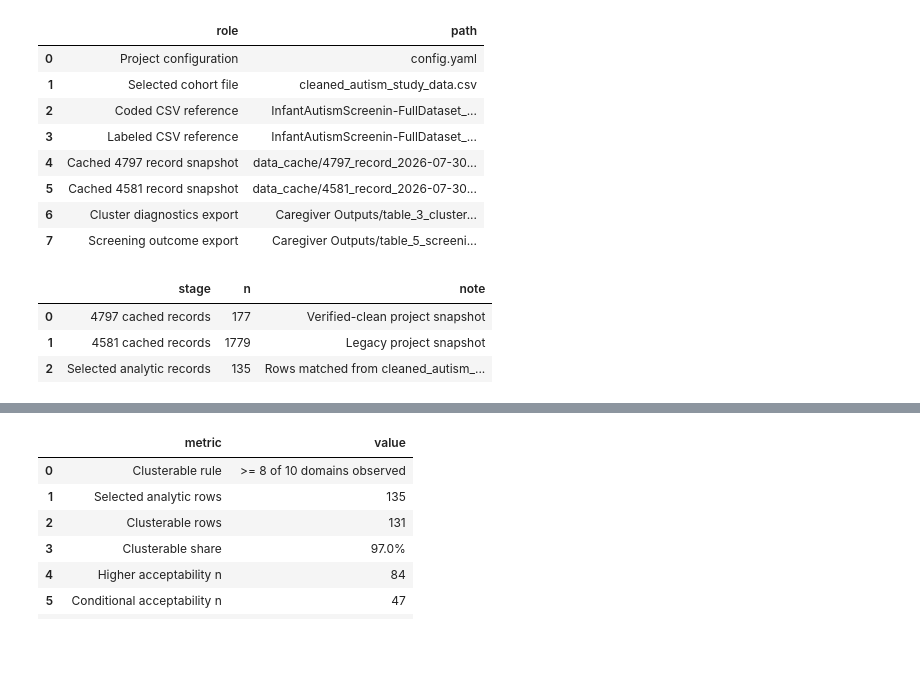
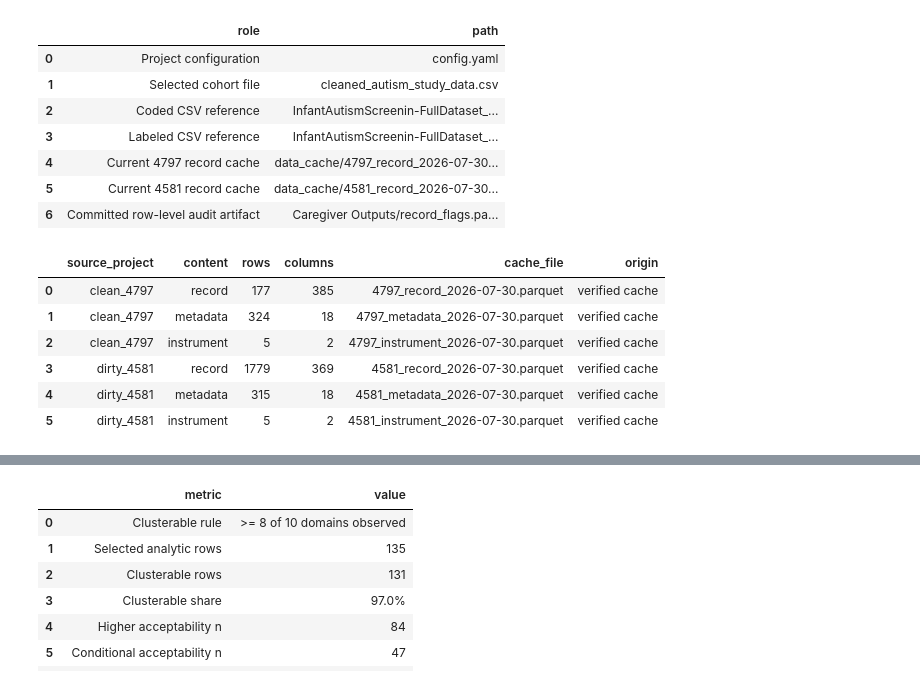
Before and after one commit to namo507/esd-redcap-metadata-watcher, a Jupyter notebook: projects/caregiver-cluster-analysis/caregiver_cluster_simple_metrics.ipynb, the cells around one changed output, grey strips where cells are left out. Cells and saved outputs as stored; diff of their text form; code cells hidden in the pictures; blank space fills up the shorter version.

```diff
--- a/projects/caregiver-cluster-analysis/caregiver_cluster_simple_metrics.ipynb
+++ b/projects/caregiver-cluster-analysis/caregiver_cluster_simple_metrics.ipynb
@@ -71,47 +75,94 @@ The primary clustering analysis is run on the selected 4797 cohort because that
 # %%
-clean_record, clean_path = load_latest_cache(4797)
-dirty_record, dirty_path = load_latest_cache(4581)
+clean_record, clean_record_path = load_latest_cache(4797, "record")
+clean_meta, clean_meta_path = load_latest_cache(4797, "metadata")
+clean_instrument, clean_instrument_path = load_latest_cache(4797, "instrument")
+
+dirty_record, dirty_record_path = load_latest_cache(4581, "record")
+dirty_meta, dirty_meta_path = load_latest_cache(4581, "metadata")
+dirty_instrument, dirty_instrument_path = load_latest_cache(4581, "instrument")
+
 selected_ids = load_selected_ids()
-
 analysis_frame = clean_record.loc[clean_record["record_id"].astype(str).isin(selected_ids)].copy()
 analysis_frame["record_id"] = analysis_frame["record_id"].astype(str)
 analysis_frame["uid"] = "4797_" + analysis_frame["record_id"]
 analysis_frame = analysis_frame.set_index("uid", drop=False)
+
+api_inventory = pd.DataFrame(
+    [
+        {"source_project": "clean_4797", "content": "record", "rows": len(clean_record), "columns": len(clean_record.columns), "cache_file": clean_record_path.name, "origin": "verified cache"},
+        {"source_project": "clean_4797", "content": "metadata", "rows": len(clean_meta), "columns": len(clean_meta.columns), "cache_file": clean_meta_path.name, "origin": "verified cache"},
+        {"source_project": "clean_4797", "content": "instrument", "rows": len(clean_instrument), "columns": len(clean_instrument.columns), "cache_file": clean_instrument_path.name, "origin": "verified cache"},
+        {"source_project": "dirty_4581", "content": "record", "rows": len(dirty_record), "columns": len(dirty_record.columns), "cache_file": dirty_record_path.name, "origin": "verified cache"},
+        {"source_project": "dirty_4581", "content": "metadata", "rows": len(dirty_meta), "columns": len(dirty_meta.columns), "cache_file": dirty_meta_path.name, "origin": "verified cache"},
+        {"source_project": "dirty_4581", "content": "instrument", "rows": len(dirty_instrument), "columns": len(dirty_instrument.columns), "cache_file": dirty_instrument_path.name, "origin": "verified cache"},
+    ]
+)
+
+clean_fields = set(clean_meta["field_name"].astype(str))
+dirty_fields = set(dirty_meta["field_name"].astype(str))
+metadata_summary = pd.DataFrame(
+    [
+        {"quantity": "shared metadata fields", "n": len(clean_fields & dirty_fields)},
+        {"quantity": "4797-only metadata fields", "n": len(clean_fields - dirty_fields)},
+        {"quantity": "4581-only metadata fields", "n": len(dirty_fields - clean_fields)},
+    ]
+)
+
+def field_exists(frame: pd.DataFrame, field: str) -> str:
+    return "Yes" if field in frame.columns else "No"
+
+def prefixed_exists(frame: pd.DataFrame, prefix: str) -> str:
+    return "Yes" if any(column.startswith(prefix) for column in frame.columns) else "No"
+
+field_availability = pd.DataFrame(
+    [
+        {"signal": "All four timing fields", "clean_4797": "Yes" if all(field in clean_record.columns for field in ["get_time_fif", "get_time_val", "get_time_tfa", "get_time_demo"]) else "No", "dirty_4581": "Yes" if all(field in dirty_record.columns for field in ["get_time_fif", "get_time_val", "get_time_tfa", "get_time_demo"]) else "No", "why_it_matters": "Supports direct timing-based quality checks without guessed durations"},
+        {"signal": "Timestamp columns", "clean_4797": str(sum(column.endswith("_timestamp") for column in clean_record.columns)), "dirty_4581": str(sum(column.endswith("_timestamp") for column in dirty_record.columns)), "why_it_matters": "Supports burst/submission-window checks when present"},
+        {"signal": "age_check_demo", "clean_4797": field_exists(clean_record, "age_check_demo"), "dirty_4581": field_exists(dirty_record, "age_check_demo"), "why_it_matters": "Internal age-consistency fraud screen"},
+        {"signal": "elig_knee checkbox set", "clean_4797": prefixed_exists(clean_record, "elig_knee___"), "dirty_4581": prefixed_exists(dirty_record, "elig_knee___"), "why_it_matters": "Project-native attention check"},
+        {"signal": "email_elig", "clean_4797": field_exists(clean_record, "email_elig"), "dirty_4581": field_exists(dirty_record, "email_elig"), "why_it_matters": "Possible duplicate/disposable-email screening when returned by API"},
+        {"signal": "tfa_free_screen", "clean_4797": field_exists(clean_record, "tfa_free_screen"), "dirty_4581": field_exists(dirty_record, "tfa_free_screen"), "why_it_matters": "Held-out outcome used after clustering"},
+    ]
+)
 
 project_assets = pd.DataFrame(
     [
         {"role": "Project configuration", "path": "config.yaml"},
         {"role": "Selected cohort file", "path": "cleaned_autism_study_data.csv"},
         {"role": "Coded CSV reference", "path": "InfantAutismScreenin-FullDataset_DATA_2026-01-20_0940.csv"},
         {"role": "Labeled CSV reference", "path": "InfantAutismScreenin-FullDataset_DATA_LABELS_2026-01-20_0940.csv"},
-        {"role": "Cached 4797 record snapshot", "path": f"data_cache/{clean_path.name}"},
-        {"role": "Cached 4581 record snapshot", "path": f"data_cache/{dirty_path.name}"},
-        {"role": "Cluster diagnostics export", "path": "Caregiver Outputs/table_3_cluster_diagnostics.csv"},
-        {"role": "Screening outcome export", "path": "Caregiver Outputs/table_5_screening_outcome.csv"},
+        {"role": "Current 4797 record cache", "path": f"data_cache/{clean_record_path.name}"},
+        {"role": "Current 4581 record cache", "path": f"data_cache/{dirty_record_path.name}"},
+        {"role": "Committed row-level audit artifact", "path": "Caregiver Outputs/record_flags.parquet"},
     ]
 )
 
 cohort_inventory = pd.DataFrame(
     [
         {"stage": "4797 cached records", "n": len(clean_record), "note": "Verified-clean project snapshot"},
         {"stage": "4581 cached records", "n": len(dirty_record), "note": "Legacy project snapshot"},
         {"stage": "Selected analytic records", "n": len(analysis_frame), "note": "Rows matched from cleaned_autism_study_data.csv"},
     ]
 )
 
 display(project_assets)
+display(api_inventory)
+display(metadata_summary)
+display(field_availability)
 display(cohort_inventory)
 # %% [output]
 |  | role | path |
 | 0 | Project configuration | config.yaml |
 | 1 | Selected cohort file | cleaned_autism_study_data.csv |
 | 2 | Coded CSV reference | InfantAutismScreenin-FullDataset_... |
 | 3 | Labeled CSV reference | InfantAutismScreenin-FullDataset_... |
-| 4 | Cached 4797 record snapshot | data_cache/4797_record_2026-07-30... |
-| 5 | Cached 4581 record snapshot | data_cache/4581_record_2026-07-30... |
-| 6 | Cluster diagnostics export | Caregiver Outputs/table_3_cluster... |
-| 7 | Screening outcome export | Caregiver Outputs/table_5_screeni... |
+| 4 | Current 4797 record cache | data_cache/4797_record_2026-07-30... |
+| 5 | Current 4581 record cache | data_cache/4581_record_2026-07-30... |
+| 6 | Committed row-level audit artifact | Caregiver Outputs/record_flags.pa... |
-|  | stage | n | note |
-| 0 | 4797 cached records | 177 | Verified-clean project snapshot |
-| 1 | 4581 cached records | 1779 | Legacy project snapshot |
-| 2 | Selected analytic records | 135 | Rows matched from cleaned_autism_... |
+|  | source_project | content | rows | columns | cache_file | origin |
+| 0 | clean_4797 | record | 177 | 385 | 4797_record_2026-07-30.parquet | verified cache |
+| 1 | clean_4797 | metadata | 324 | 18 | 4797_metadata_2026-07-30.parquet | verified cache |
+| 2 | clean_4797 | instrument | 5 | 2 | 4797_instrument_2026-07-30.parquet | verified cache |
+| 3 | dirty_4581 | record | 1779 | 369 | 4581_record_2026-07-30.parquet | verified cache |
+| 4 | dirty_4581 | metadata | 315 | 18 | 4581_metadata_2026-07-30.parquet | verified cache |
+| 5 | dirty_4581 | instrument | 5 | 2 | 4581_instrument_2026-07-30.parquet | verified cache |
```
Also changed, not shown: parts of 13 cells of this notebook.
